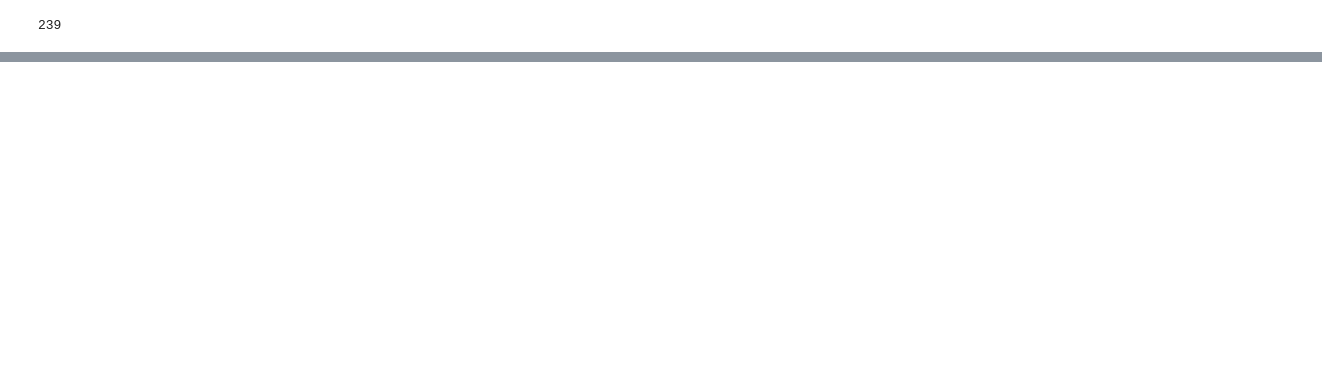
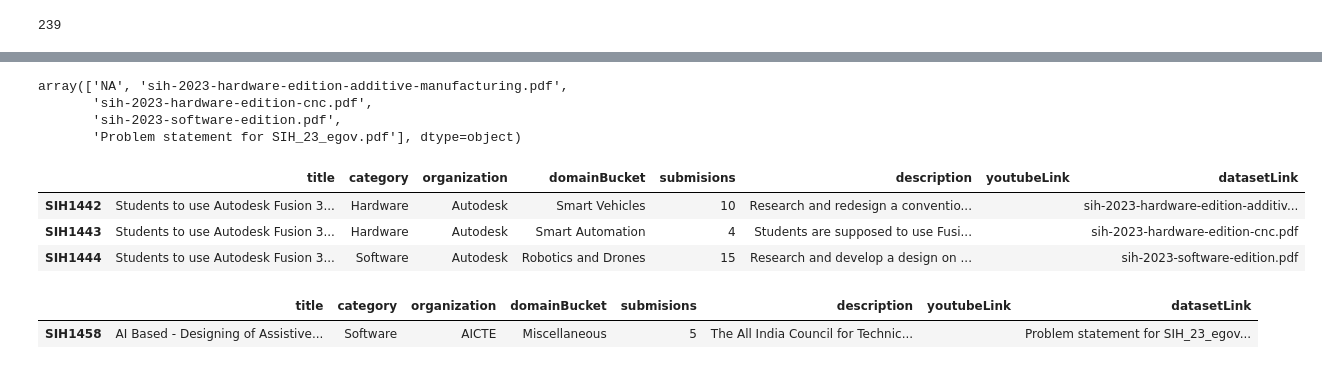
Before and after one commit to XotEmBotZ/projectIdeasExplorer, a Jupyter notebook: api/test.ipynb, the cells around one changed output, grey strips where cells are left out. Cells and saved outputs as stored; diff of their text form; code cells hidden in the pictures; blank space fills up the shorter version.

```diff
--- a/api/test.ipynb
+++ b/api/test.ipynb
@@ -84,0 +68,19 @@ memory usage: 16.8+ KB
+# %%
+df["datasetLink"].unique()
+# %% [output]
+array(['NA', 'sih-2023-hardware-edition-additive-manufacturing.pdf',
+       'sih-2023-hardware-edition-cnc.pdf',
+       'sih-2023-software-edition.pdf',
+       'Problem statement for SIH_23_egov.pdf'], dtype=object)
+# %%
+df.loc[df["organization"]=="Autodesk"]
+# %% [output]
+|  | title | category | organization | domainBucket | submisions | description | youtubeLink | datasetLink |
+| SIH1442 | Students to use Autodesk Fusion 3... | Hardware | Autodesk | Smart Vehicles | 10 | Research and redesign a conventio... |  | sih-2023-hardware-edition-additiv... |
+| SIH1443 | Students to use Autodesk Fusion 3... | Hardware | Autodesk | Smart Automation | 4 | Students are supposed to use Fusi... |  | sih-2023-hardware-edition-cnc.pdf |
+| SIH1444 | Students to use Autodesk Fusion 3... | Software | Autodesk | Robotics and Drones | 15 | Research and develop a design on ... |  | sih-2023-software-edition.pdf |
+# %%
+df.loc[df["datasetLink"]=="Problem statement for SIH_23_egov.pdf"]
+# %% [output]
+|  | title | category | organization | domainBucket | submisions | description | youtubeLink | datasetLink |
+| SIH1458 | AI Based - Designing of Assistive... | Software | AICTE | Miscellaneous | 5 | The All India Council for Technic... |  | Problem statement for SIH_23_egov... |
```
Also changed, not shown: parts of 7 cells of this notebook, 6 other files.
